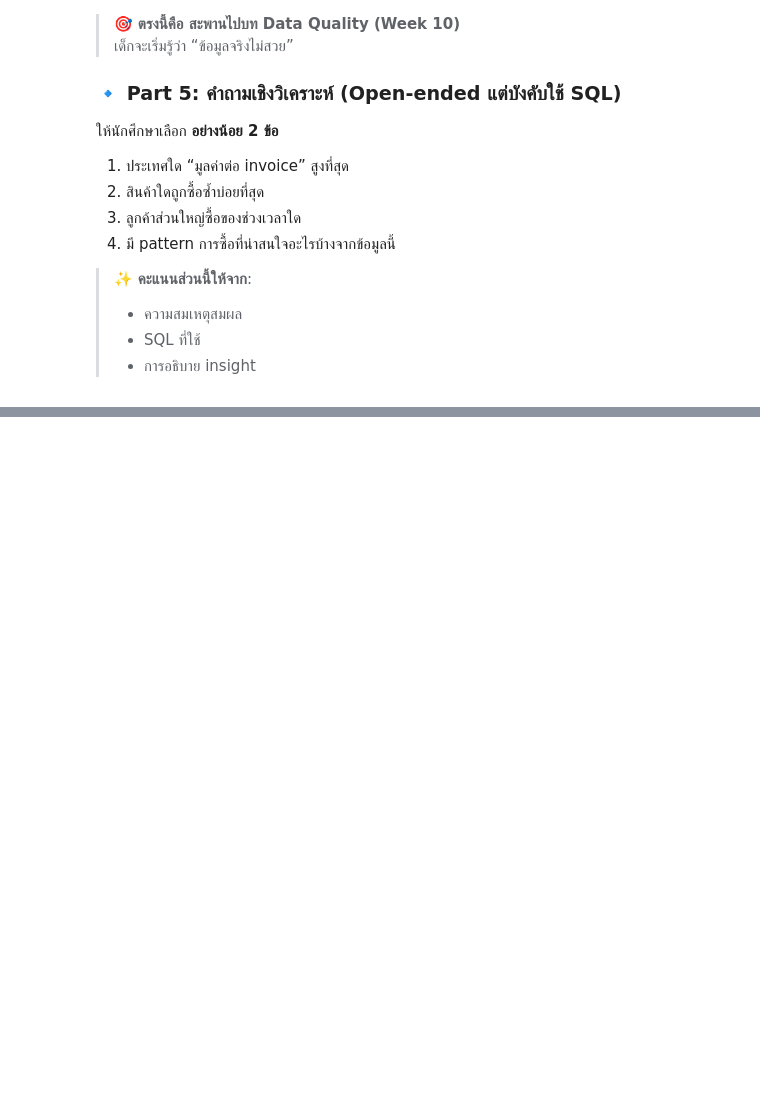
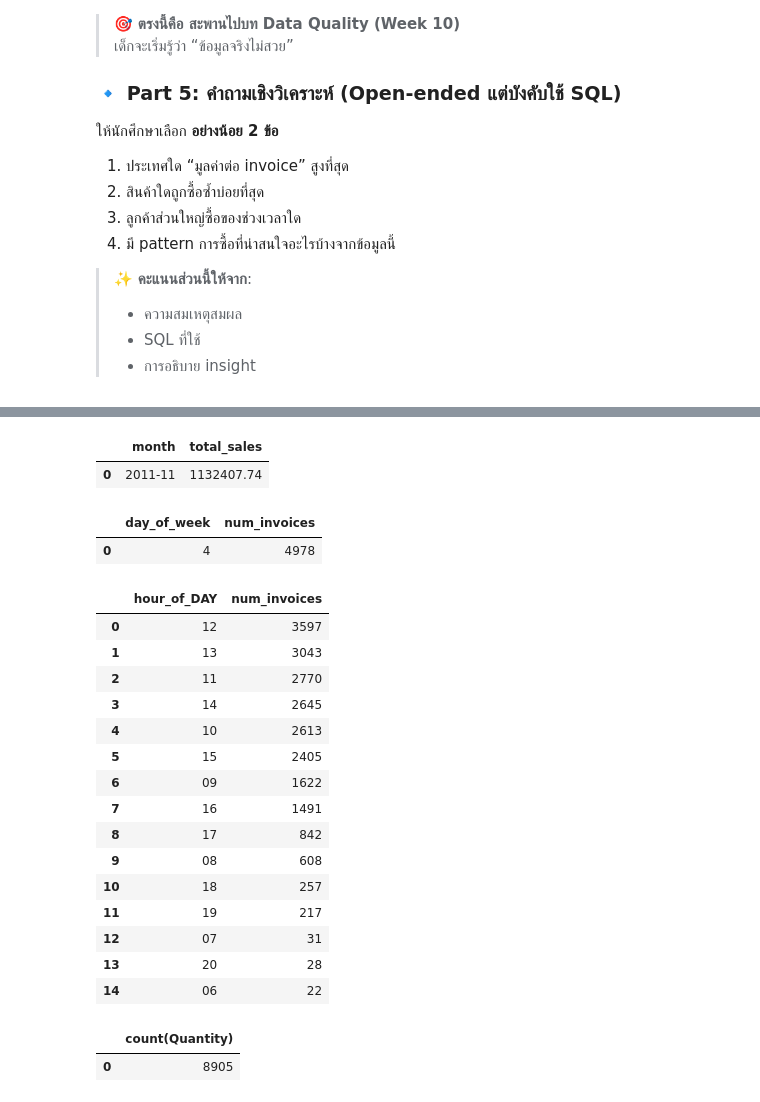
Before and after one commit to Eton-np/Project-Big-Data, a Jupyter notebook: bigdata_week3_sql_duckdb_to_spark.ipynb, the cells around one changed output, grey strips where cells are left out. Drawn from its saved outputs; the diff is of its cells as text; code cells hidden in the pictures; blank space fills up the shorter version.

```diff
--- a/bigdata_week3_sql_duckdb_to_spark.ipynb
+++ b/bigdata_week3_sql_duckdb_to_spark.ipynb
@@ -822,0 +1013,4 @@ spark.sql(spark_sql).show()
+# %%
+import pandas as pd
+df = pd.read_excel('/content/Online Retail.xlsx')
+print(df)
@@ -822,0 +1078,3 @@ spark.sql(spark_sql).show()
+# %%
+df2 = df.copy()
+df2.isnull().sum()
@@ -822,0 +1092,4 @@ spark.sql(spark_sql).show()
+# %%
+df2['Description'] = df2['Description'].fillna('Unknown product')
+df2 = df2.dropna(subset=['CustomerID'])
+df2.isnull().sum()
@@ -822,0 +1155,57 @@ spark.sql(spark_sql).show()
+# %%
+duckdb.sql("""
+SELECT
+    strftime(InvoiceDate, '%Y-%m') AS month,
+    SUM(Quantity * UnitPrice) AS total_sales
+FROM df2
+GROUP BY month
+ORDER BY total_sales DESC
+LIMIT 1
+""").df()
+# %% [output]
+|  | month | total_sales |
+| 0 | 2011-11 | 1132407.74 |
+# %%
+duckdb.sql("""
+SELECT
+    strftime(InvoiceDate, '%w') AS day_of_week,
+    COUNT(DISTINCT InvoiceNo) AS num_invoices
+FROM df2
+GROUP BY day_of_week
+ORDER BY num_invoices DESC
+LIMIT 1
+""").df()
+# %% [output]
+|  | day_of_week | num_invoices |
+| 0 | 4 | 4978 |
+# %%
+duckdb.sql("""
+SELECT
+    strftime(InvoiceDate, '%H') AS hour_of_DAY,
+    COUNT(DISTINCT InvoiceNo) AS num_invoices
+FROM df2
+GROUP BY hour_of_day
+ORDER BY num_invoices DESC
+""").df()
+# %% [output]
+|  | hour_of_DAY | num_invoices |
+| 0 | 12 | 3597 |
+| 1 | 13 | 3043 |
+| 2 | 11 | 2770 |
+| 3 | 14 | 2645 |
+| 4 | 10 | 2613 |
+| 5 | 15 | 2405 |
+| 6 | 09 | 1622 |
+| 7 | 16 | 1491 |
+| 8 | 17 | 842 |
+| 9 | 08 | 608 |
+| 10 | 18 | 257 |
+| 11 | 19 | 217 |
+| 12 | 07 | 31 |
+| 13 | 20 | 28 |
+| 14 | 06 | 22 |
+# %%
+duckdb.sql("SELECT count(Quantity) FROM df2 where Quantity < 0").df()
+# %% [output]
+|  | count(Quantity) |
+| 0 | 8905 |
```
Also changed, not shown: parts of 39 cells of this notebook.
